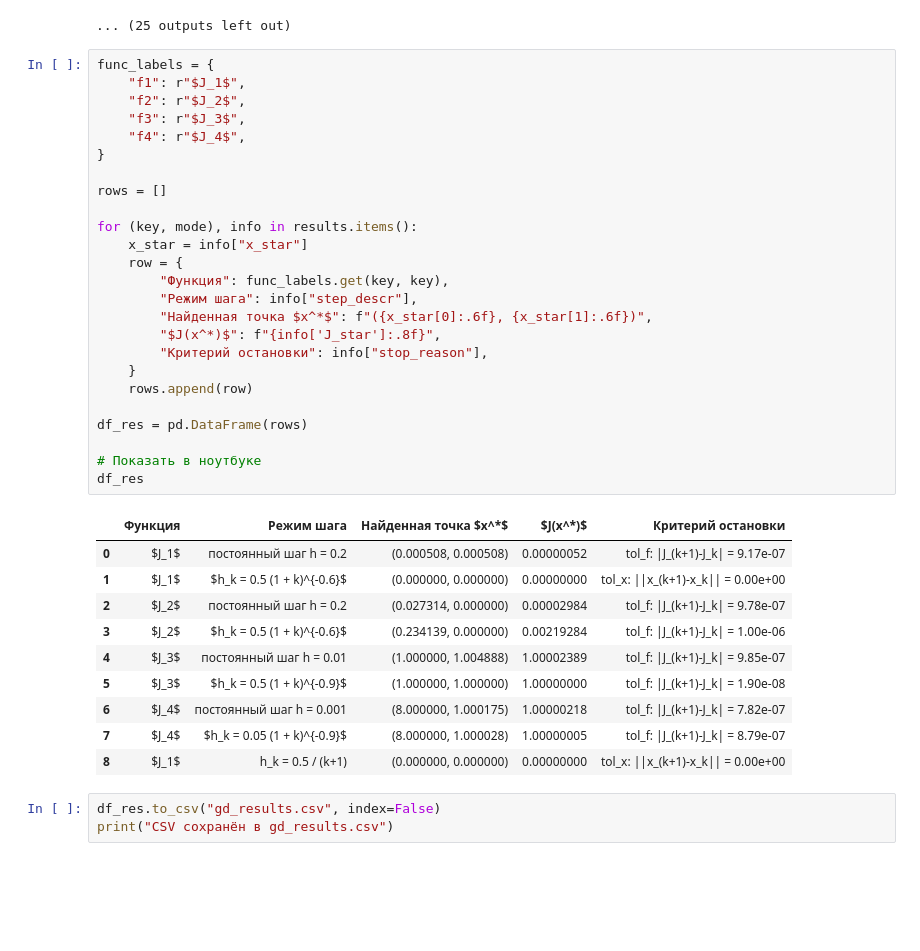
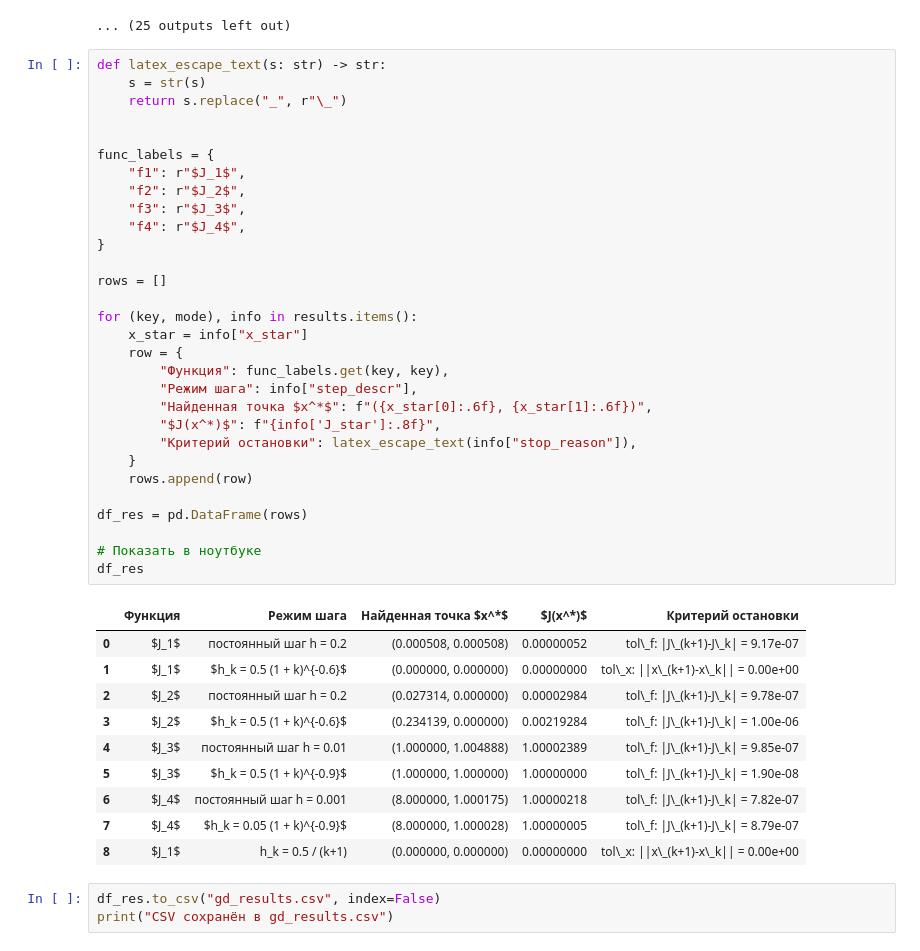
Before and after one commit to Saharochekl/FSR_Math-Mod-7th-Sem, a Jupyter notebook: Градиентный метод поиска экстремума #4/grad_extr.ipynb, the cells around one changed output. Cells and saved outputs as stored; diff of their text form; blank space fills up the shorter version.

```diff
--- a/Градиентный метод поиска экстремума #4/grad_extr.ipynb
+++ b/Градиентный метод поиска экстремума #4/grad_extr.ipynb
@@ -414,41 +414,46 @@ for (key, mode), info in results.items():
 [figure]
 ... (25 outputs left out)
 # %%
+def latex_escape_text(s: str) -> str:
+    s = str(s)
+    return s.replace("_", r"\_")
+
+
 func_labels = {
     "f1": r"$J_1$",
     "f2": r"$J_2$",
     "f3": r"$J_3$",
     "f4": r"$J_4$",
 }
 
 rows = []
 
 for (key, mode), info in results.items():
     x_star = info["x_star"]
     row = {
         "Функция": func_labels.get(key, key),
         "Режим шага": info["step_descr"],
         "Найденная точка $x^*$": f"({x_star[0]:.6f}, {x_star[1]:.6f})",
         "$J(x^*)$": f"{info['J_star']:.8f}",
-        "Критерий остановки": info["stop_reason"],
+        "Критерий остановки": latex_escape_text(info["stop_reason"]),
     }
     rows.append(row)
 
 df_res = pd.DataFrame(rows)
 
 # Показать в ноутбуке
 df_res
 # %% [output]
 |  | Функция | Режим шага | Найденная точка $x^*$ | $J(x^*)$ | Критерий остановки |
-| 0 | $J_1$ | постоянный шаг h = 0.2 | (0.000508, 0.000508) | 0.00000052 | tol_f: |J_(k+1)-J_k| = 9.17e-07 |
-| 1 | $J_1$ | $h_k = 0.5 (1 + k)^{-0.6}$ | (0.000000, 0.000000) | 0.00000000 | tol_x: ||x_(k+1)-x_k|| = 0.00e+00 |
-| 2 | $J_2$ | постоянный шаг h = 0.2 | (0.027314, 0.000000) | 0.00002984 | tol_f: |J_(k+1)-J_k| = 9.78e-07 |
-| 3 | $J_2$ | $h_k = 0.5 (1 + k)^{-0.6}$ | (0.234139, 0.000000) | 0.00219284 | tol_f: |J_(k+1)-J_k| = 1.00e-06 |
-| 4 | $J_3$ | постоянный шаг h = 0.01 | (1.000000, 1.004888) | 1.00002389 | tol_f: |J_(k+1)-J_k| = 9.85e-07 |
-| 5 | $J_3$ | $h_k = 0.5 (1 + k)^{-0.9}$ | (1.000000, 1.000000) | 1.00000000 | tol_f: |J_(k+1)-J_k| = 1.90e-08 |
-| 6 | $J_4$ | постоянный шаг h = 0.001 | (8.000000, 1.000175) | 1.00000218 | tol_f: |J_(k+1)-J_k| = 7.82e-07 |
-| 7 | $J_4$ | $h_k = 0.05 (1 + k)^{-0.9}$ | (8.000000, 1.000028) | 1.00000005 | tol_f: |J_(k+1)-J_k| = 8.79e-07 |
-| 8 | $J_1$ | h_k = 0.5 / (k+1) | (0.000000, 0.000000) | 0.00000000 | tol_x: ||x_(k+1)-x_k|| = 0.00e+00 |
+| 0 | $J_1$ | постоянный шаг h = 0.2 | (0.000508, 0.000508) | 0.00000052 | tol\_f: |J\_(k+1)-J\_k| = 9.17e-07 |
+| 1 | $J_1$ | $h_k = 0.5 (1 + k)^{-0.6}$ | (0.000000, 0.000000) | 0.00000000 | tol\_x: ||x\_(k+1)-x\_k|| = 0.00e+00 |
+| 2 | $J_2$ | постоянный шаг h = 0.2 | (0.027314, 0.000000) | 0.00002984 | tol\_f: |J\_(k+1)-J\_k| = 9.78e-07 |
+| 3 | $J_2$ | $h_k = 0.5 (1 + k)^{-0.6}$ | (0.234139, 0.000000) | 0.00219284 | tol\_f: |J\_(k+1)-J\_k| = 1.00e-06 |
+| 4 | $J_3$ | постоянный шаг h = 0.01 | (1.000000, 1.004888) | 1.00002389 | tol\_f: |J\_(k+1)-J\_k| = 9.85e-07 |
+| 5 | $J_3$ | $h_k = 0.5 (1 + k)^{-0.9}$ | (1.000000, 1.000000) | 1.00000000 | tol\_f: |J\_(k+1)-J\_k| = 1.90e-08 |
+| 6 | $J_4$ | постоянный шаг h = 0.001 | (8.000000, 1.000175) | 1.00000218 | tol\_f: |J\_(k+1)-J\_k| = 7.82e-07 |
+| 7 | $J_4$ | $h_k = 0.05 (1 + k)^{-0.9}$ | (8.000000, 1.000028) | 1.00000005 | tol\_f: |J\_(k+1)-J\_k| = 8.79e-07 |
+| 8 | $J_1$ | h_k = 0.5 / (k+1) | (0.000000, 0.000000) | 0.00000000 | tol\_x: ||x\_(k+1)-x\_k|| = 0.00e+00 |
 # %%
 df_res.to_csv("gd_results.csv", index=False)
 print("CSV сохранён в gd_results.csv")
```
Also changed, not shown: parts of 1 cell of this notebook, 22 other files.
